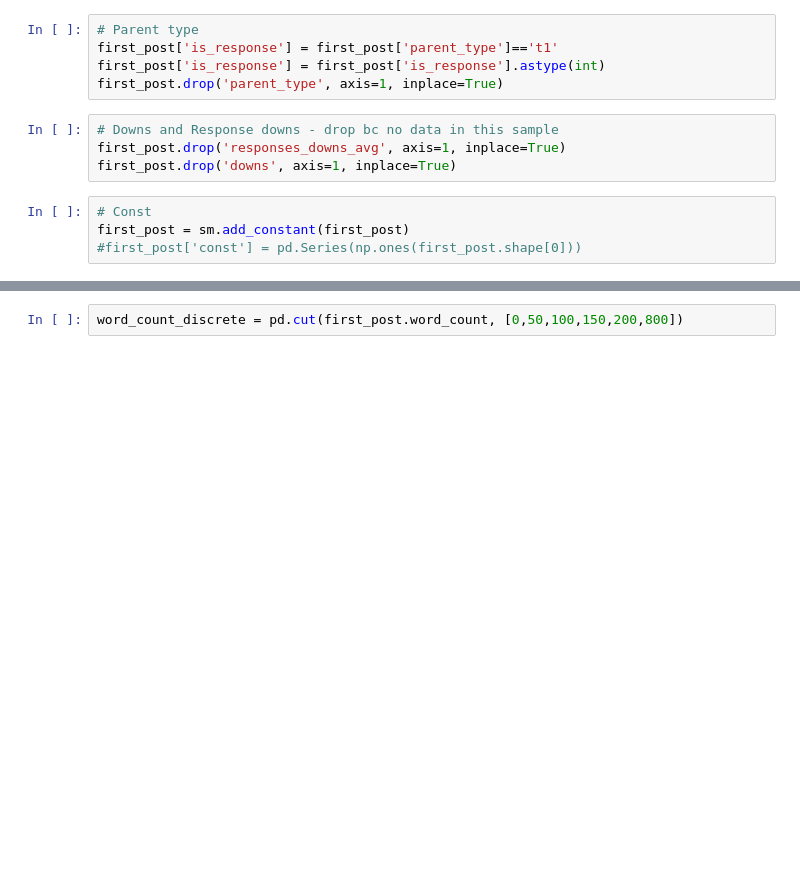
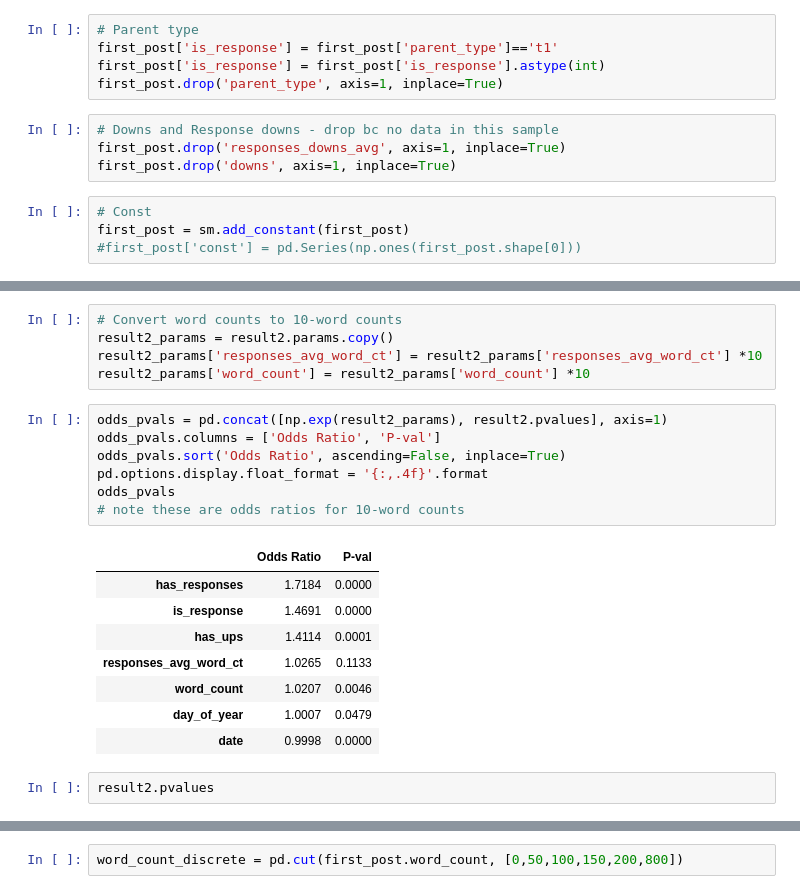
Before and after one commit to boazgurdin/reddit-churn, a Jupyter notebook: Model Building.ipynb, the cells around one changed output, grey strips where cells are left out. Drawn from its saved outputs; the diff is of its cells as text; blank space fills up the shorter version.

```diff
--- a/Model Building.ipynb
+++ b/Model Building.ipynb
@@ -183,0 +263,23 @@ result2.aic
+# %%
+# Convert word counts to 10-word counts
+result2_params = result2.params.copy()
+result2_params['responses_avg_word_ct'] = result2_params['responses_avg_word_ct'] *10
+result2_params['word_count'] = result2_params['word_count'] *10
+# %%
+odds_pvals = pd.concat([np.exp(result2_params), result2.pvalues], axis=1)
+odds_pvals.columns = ['Odds Ratio', 'P-val']
+odds_pvals.sort('Odds Ratio', ascending=False, inplace=True)
+pd.options.display.float_format = '{:,.4f}'.format
+odds_pvals
+# note these are odds ratios for 10-word counts
+# %% [output]
+|  | Odds Ratio | P-val |
+| has_responses | 1.7184 | 0.0000 |
+| is_response | 1.4691 | 0.0000 |
+| has_ups | 1.4114 | 0.0001 |
+| responses_avg_word_ct | 1.0265 | 0.1133 |
+| word_count | 1.0207 | 0.0046 |
+| day_of_year | 1.0007 | 0.0479 |
+| date | 0.9998 | 0.0000 |
+# %%
+result2.pvalues
```
Also changed, not shown: parts of 54 cells of this notebook.
